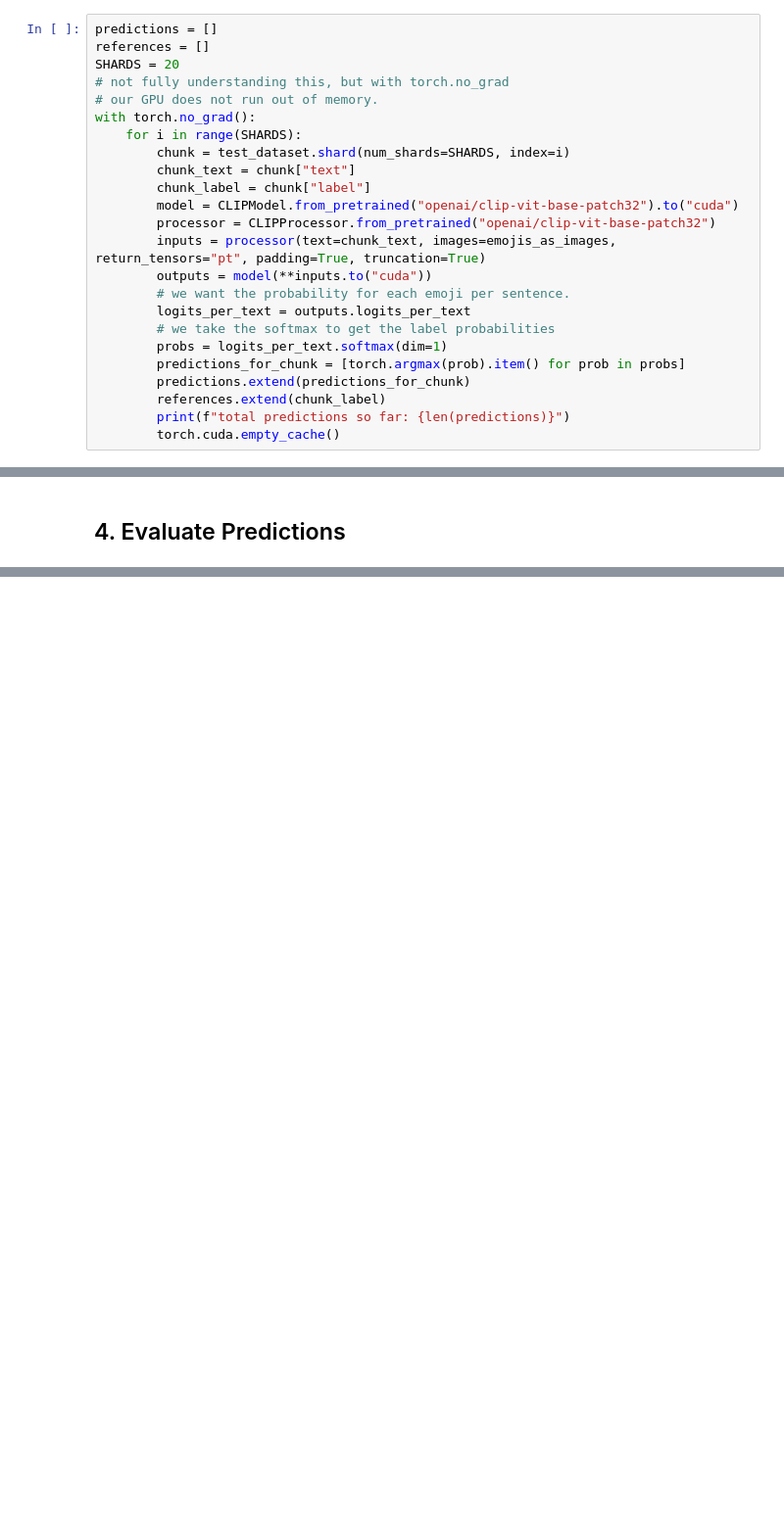
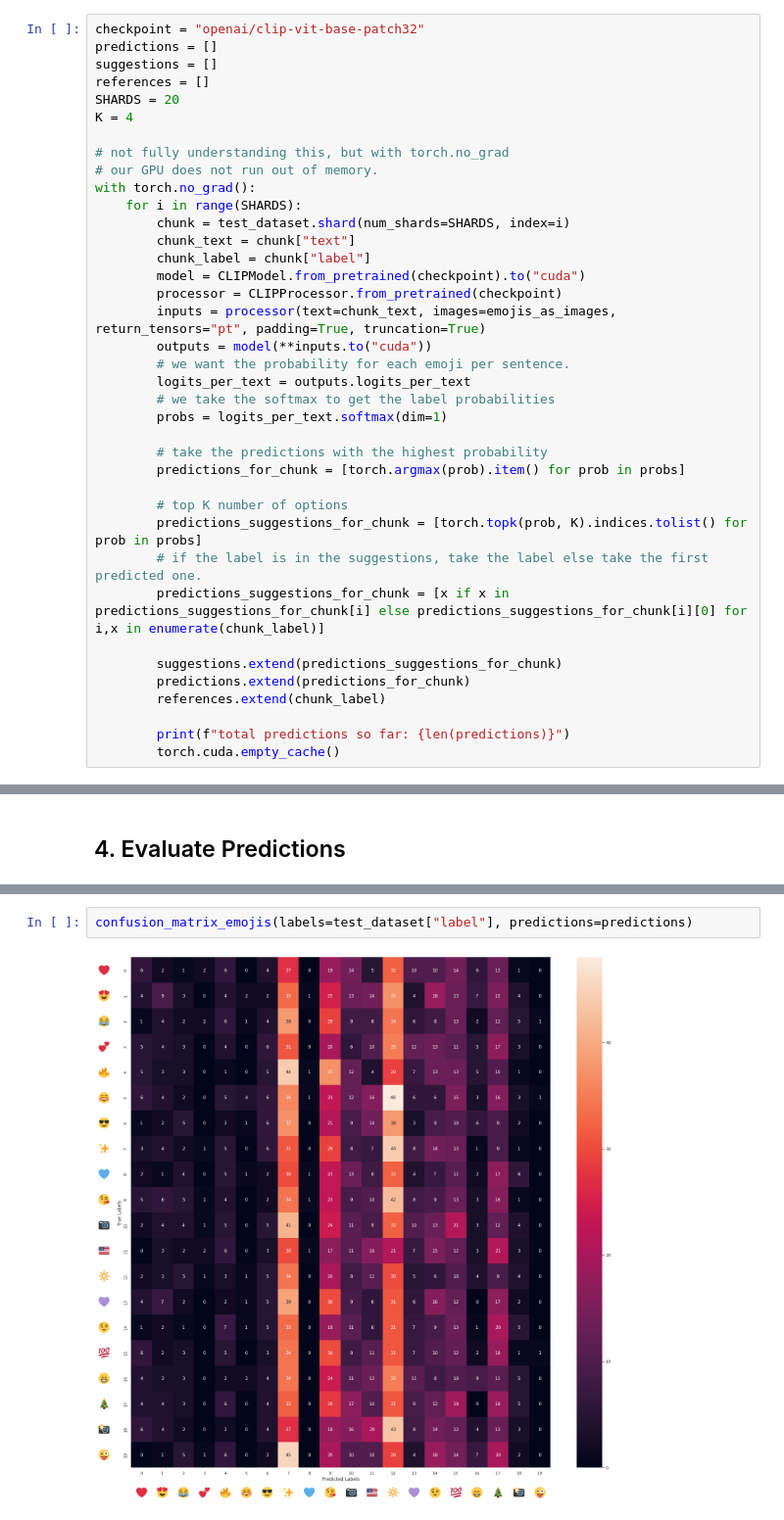
Before and after one commit to vincentclaes/emoji-predictor, a Jupyter notebook: fine-tune/01-zero-shot-with-CLIP-on-test-dataset-tweets.ipynb, the cells around one changed output, grey strips where cells are left out. Shown at 98% size. Cells and saved outputs as stored; diff of their text form; blank space fills up the shorter version.

```diff
--- a/fine-tune/01-zero-shot-with-CLIP-on-test-dataset-tweets.ipynb
+++ b/fine-tune/01-zero-shot-with-CLIP-on-test-dataset-tweets.ipynb
@@ -40,9 +43,13 @@ emojis_as_images = [Image.open(f"emojis/{i}.png") for i in no_features]
 from transformers import CLIPProcessor, CLIPModel
 import torch
 # %%
+checkpoint = "openai/clip-vit-base-patch32"
 predictions = []
+suggestions = []
 references = []
 SHARDS = 20
+K = 4
+
 # not fully understanding this, but with torch.no_grad
 # our GPU does not run out of memory.
 with torch.no_grad():
@@ -50,16 +57,26 @@ with torch.no_grad():
         chunk = test_dataset.shard(num_shards=SHARDS, index=i)
         chunk_text = chunk["text"]
         chunk_label = chunk["label"]
-        model = CLIPModel.from_pretrained("openai/clip-vit-base-patch32").to("cuda")
-        processor = CLIPProcessor.from_pretrained("openai/clip-vit-base-patch32")
+        model = CLIPModel.from_pretrained(checkpoint).to("cuda")
+        processor = CLIPProcessor.from_pretrained(checkpoint)
         inputs = processor(text=chunk_text, images=emojis_as_images, return_tensors="pt", padding=True, truncation=True)
         outputs = model(**inputs.to("cuda"))
         # we want the probability for each emoji per sentence.
         logits_per_text = outputs.logits_per_text
         # we take the softmax to get the label probabilities
         probs = logits_per_text.softmax(dim=1)
+
+        # take the predictions with the highest probability
         predictions_for_chunk = [torch.argmax(prob).item() for prob in probs]
+
+        # top K number of options
+        predictions_suggestions_for_chunk = [torch.topk(prob, K).indices.tolist() for prob in probs]
+        # if the label is in the suggestions, take the label else take the first predicted one.
+        predictions_suggestions_for_chunk = [x if x in predictions_suggestions_for_chunk[i] else predictions_suggestions_for_chunk[i][0] for i,x in enumerate(chunk_label)]
+
+        suggestions.extend(predictions_suggestions_for_chunk)
         predictions.extend(predictions_for_chunk)
         references.extend(chunk_label)
+
         print(f"total predictions so far: {len(predictions)}")
         torch.cuda.empty_cache()
@@ -108,0 +163,4 @@ plt.show(block=False)
+# %%
+confusion_matrix_emojis(labels=test_dataset["label"], predictions=predictions)
+# %% [output]
+[figure, added]
```
Also changed, not shown: parts of 9 cells of this notebook, 1 other file.
